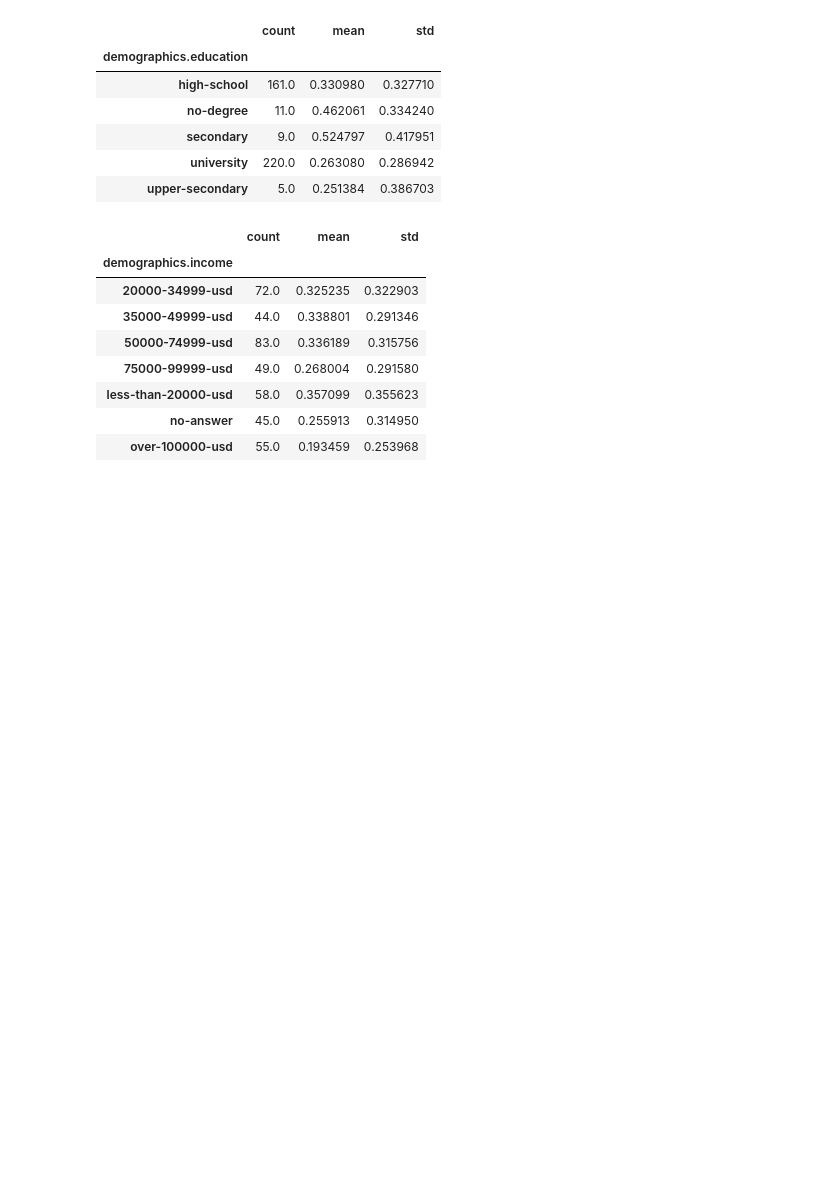
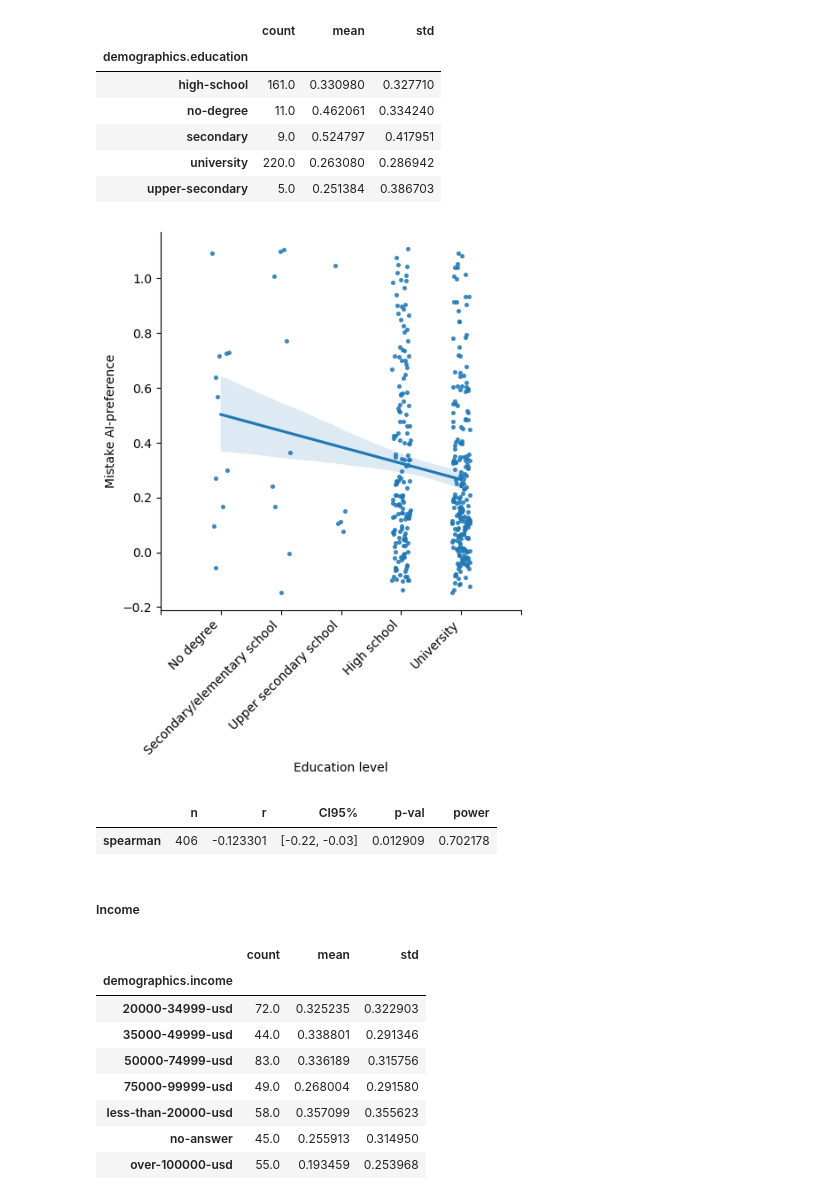
Before and after one commit to csomorbalazs/xai-experiment, a Jupyter notebook: postprocessing/Data_Analysis_XAI.ipynb, the cells around one changed output. Saved outputs shown, nothing was run; the diff lists cells and outputs as text; code cells hidden in the pictures; blank space fills up the shorter version.

Commit message:
Create correlation plots for mistake AI-preference

```diff
--- a/postprocessing/Data_Analysis_XAI.ipynb
+++ b/postprocessing/Data_Analysis_XAI.ipynb
@@ -1021,6 +1027,44 @@ df.groupby("demographics.education")["mistake-ai-preference"].describe()[["count
 | secondary | 9.0 | 0.524797 | 0.417951 |
 | university | 220.0 | 0.263080 | 0.286942 |
 | upper-secondary | 5.0 | 0.251384 | 0.386703 |
+# %%
+df["education-level"] = df["demographics.education"].map({
+    "no-degree": 0,
+    "secondary": 1,
+    "upper-secondary": 2,
+    "high-school": 3,
+    "university": 4
+})
+# %%
+fig = sns.lmplot(
+    data=df,
+    x="education-level",
+    y="mistake-ai-preference",
+    x_jitter=.15, y_jitter=.15,
+    scatter_kws={"s":7}, legend=False)
+
+ticks = [
+    "",
+    "No degree",
+    "Secondary/elementary school",
+    "Upper secondary school",
+    "High school",
+    "University",
+    ""
+]
+
+fig.set_xticklabels(ticks, rotation=45, ha="right")
+
+fig.set_axis_labels("Education level", "Mistake AI-preference");
+# %% [output]
+[figure, added]
+# %%
+pg.corr(x=df["education-level"], y=df["mistake-ai-preference"], method="spearman")
+# %% [output]
+|  | n | r | CI95% | p-val | power |
+| spearman | 406 | -0.123301 | [-0.22, -0.03] | 0.012909 | 0.702178 |
+# %% [markdown]
+##### Income
 # %%
 df.groupby("demographics.income")["mistake-ai-preference"].describe()[["count", "mean", "std"]]
 # %% [output]
```
Also changed, not shown: parts of 11 cells of this notebook.
